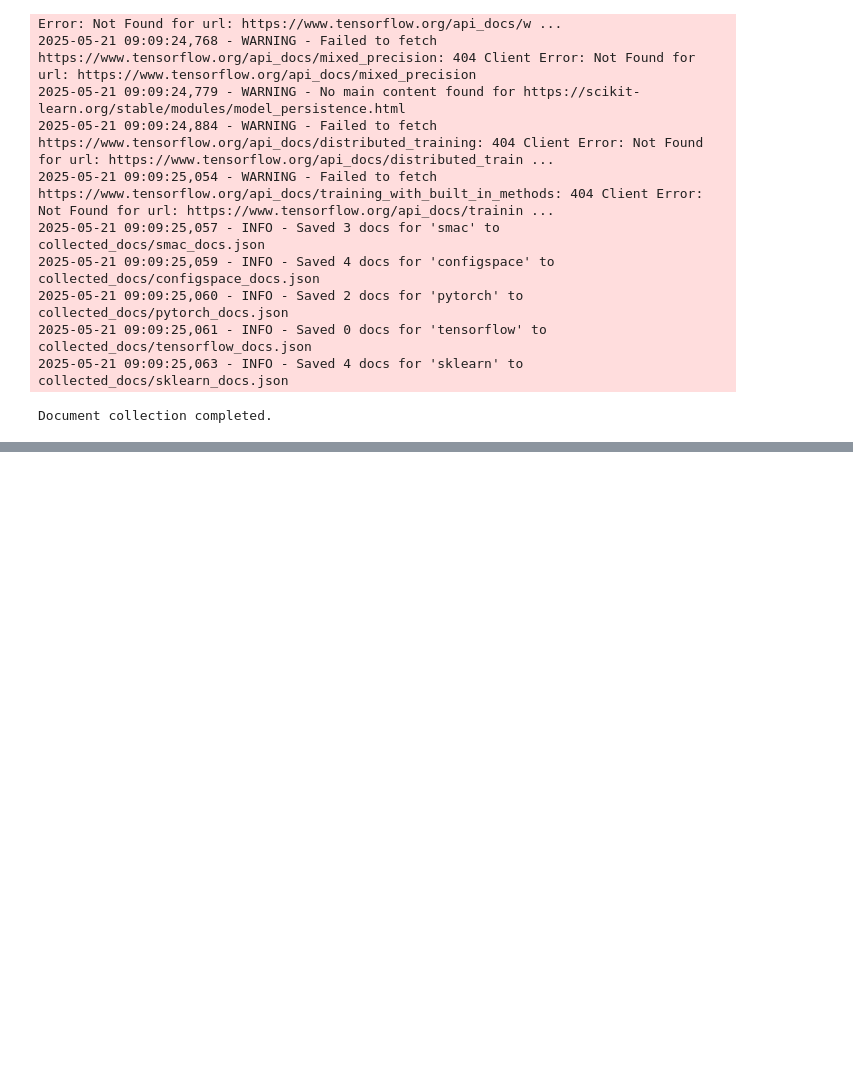
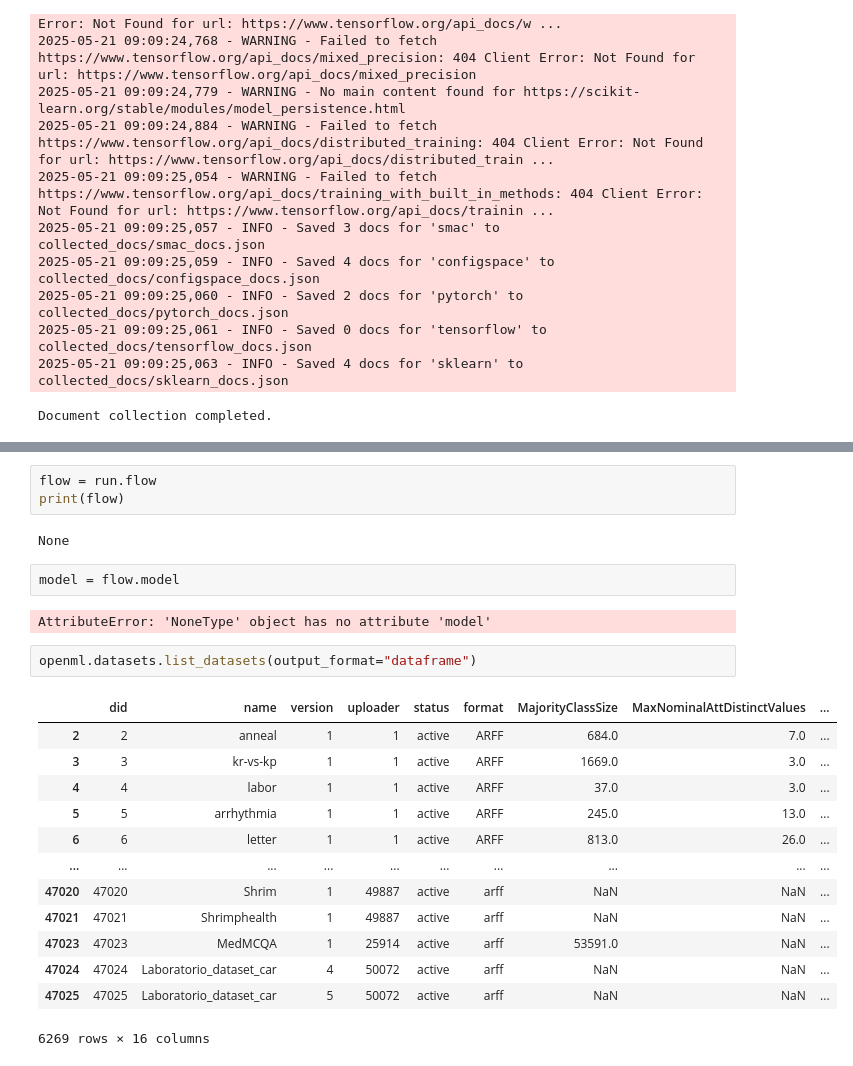
Before and after one commit to amirrezaalasti/AutoML-Agent, a Jupyter notebook: test.ipynb, the cells around one changed output, grey strips where cells are left out. Drawn from its saved outputs; the diff is of its cells as text; blank space fills up the shorter version.

```diff
--- a/test.ipynb
+++ b/test.ipynb
@@ -486,0 +643,25 @@ Document collection completed.
+# %%
+flow = run.flow
+print(flow)
+# %% [output]
+None
+# %%
+model = flow.model
+# %% [output]
+AttributeError: 'NoneType' object has no attribute 'model'
+# %%
+openml.datasets.list_datasets(output_format="dataframe")
+# %% [output]
+|  | did | name | version | uploader | status | format | MajorityClassSize | MaxNominalAttDistinctValues | ... |
+| 2 | 2 | anneal | 1 | 1 | active | ARFF | 684.0 | 7.0 | ... |
+| 3 | 3 | kr-vs-kp | 1 | 1 | active | ARFF | 1669.0 | 3.0 | ... |
+| 4 | 4 | labor | 1 | 1 | active | ARFF | 37.0 | 3.0 | ... |
+| 5 | 5 | arrhythmia | 1 | 1 | active | ARFF | 245.0 | 13.0 | ... |
+| 6 | 6 | letter | 1 | 1 | active | ARFF | 813.0 | 26.0 | ... |
+| ... | ... | ... | ... | ... | ... | ... | ... | ... | ... |
+| 47020 | 47020 | Shrim | 1 | 49887 | active | arff | NaN | NaN | ... |
+| 47021 | 47021 | Shrimphealth | 1 | 49887 | active | arff | NaN | NaN | ... |
+| 47023 | 47023 | MedMCQA | 1 | 25914 | active | arff | 53591.0 | NaN | ... |
+| 47024 | 47024 | Laboratorio_dataset_car | 4 | 50072 | active | arff | NaN | NaN | ... |
+| 47025 | 47025 | Laboratorio_dataset_car | 5 | 50072 | active | arff | NaN | NaN | ... |
+6269 rows × 16 columns
```
Also changed, not shown: parts of 13 cells of this notebook, 38 other files.
